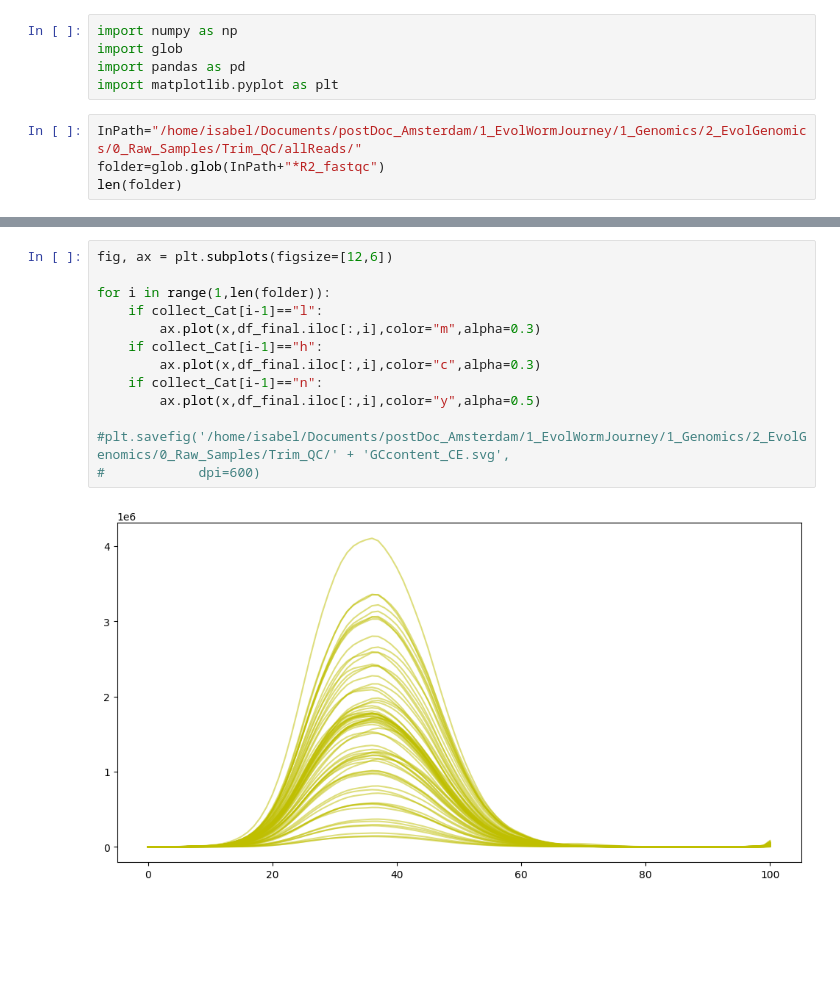
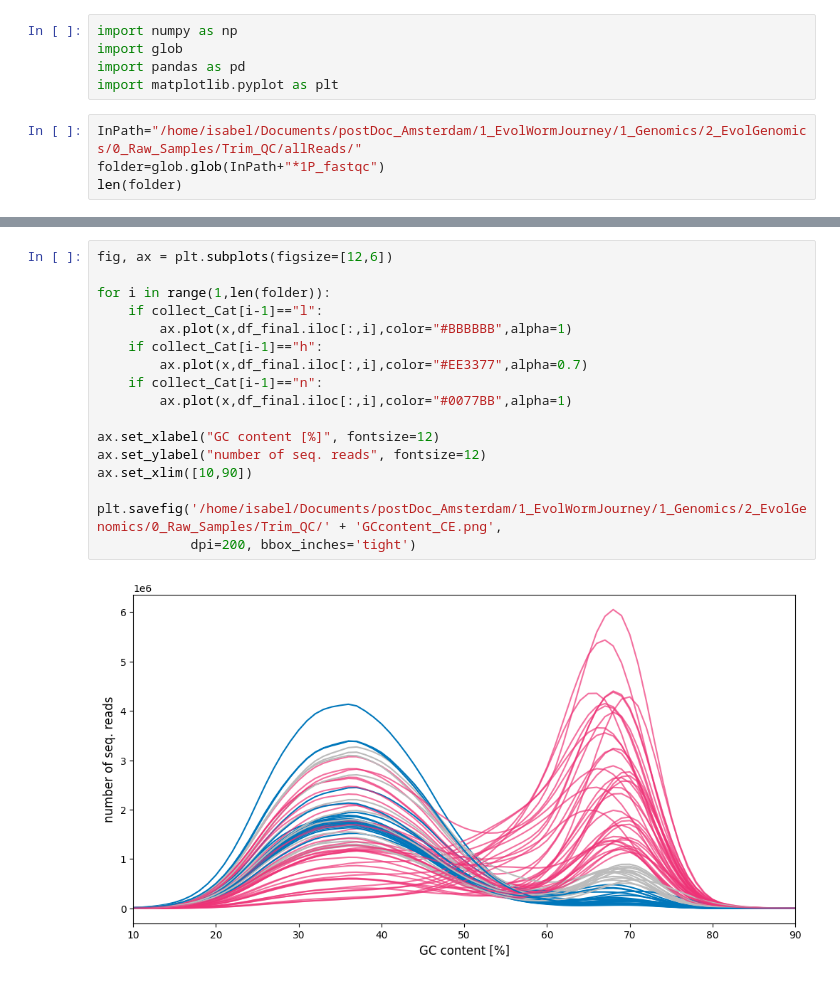
Before and after one commit to Easybel/HostMicrobiomeEvol, a Jupyter notebook: PopSequencing/2_Analysis/GetGCcontent.ipynb, the cells around one changed output, grey strips where cells are left out. Saved outputs shown, nothing was run; the diff lists cells and outputs as text; blank space fills up the shorter version.

```diff
--- a/PopSequencing/2_Analysis/GetGCcontent.ipynb
+++ b/PopSequencing/2_Analysis/GetGCcontent.ipynb
@@ -5,6 +5,6 @@ import pandas as pd
 import matplotlib.pyplot as plt
 # %%
 InPath="/home/isabel/Documents/postDoc_Amsterdam/1_EvolWormJourney/1_Genomics/2_EvolGenomics/0_Raw_Samples/Trim_QC/allReads/"
-folder=glob.glob(InPath+"*R2_fastqc")
+folder=glob.glob(InPath+"*1P_fastqc")
 len(folder)
 # %% [output]
@@ -111,15 +111,19 @@ array(['n', 'n', 'n', 'n', 'n', 'n', 'n', 'n', 'n', 'n', 'n', 'n', 'n',
 # %%
 fig, ax = plt.subplots(figsize=[12,6])
 
 for i in range(1,len(folder)):
     if collect_Cat[i-1]=="l":
-        ax.plot(x,df_final.iloc[:,i],color="m",alpha=0.3)
+        ax.plot(x,df_final.iloc[:,i],color="#BBBBBB",alpha=1)
     if collect_Cat[i-1]=="h":
-        ax.plot(x,df_final.iloc[:,i],color="c",alpha=0.3)
+        ax.plot(x,df_final.iloc[:,i],color="#EE3377",alpha=0.7)
     if collect_Cat[i-1]=="n":
-        ax.plot(x,df_final.iloc[:,i],color="y",alpha=0.5)
+        ax.plot(x,df_final.iloc[:,i],color="#0077BB",alpha=1)
 
-#plt.savefig('/home/isabel/Documents/postDoc_Amsterdam/1_EvolWormJourney/1_Genomics/2_EvolGenomics/0_Raw_Samples/Trim_QC/' + 'GCcontent_CE.svg',
-#            dpi=600)
+ax.set_xlabel("GC content [%]", fontsize=12)
+ax.set_ylabel("number of seq. reads", fontsize=12)
+ax.set_xlim([10,90])
+
+plt.savefig('/home/isabel/Documents/postDoc_Amsterdam/1_EvolWormJourney/1_Genomics/2_EvolGenomics/0_Raw_Samples/Trim_QC/' + 'GCcontent_CE.png',
+            dpi=200, bbox_inches='tight')
 # %% [output]
-[figure, old version]
+[figure, new version]
```
Also changed, not shown: parts of 5 cells of this notebook, 4 other files.
